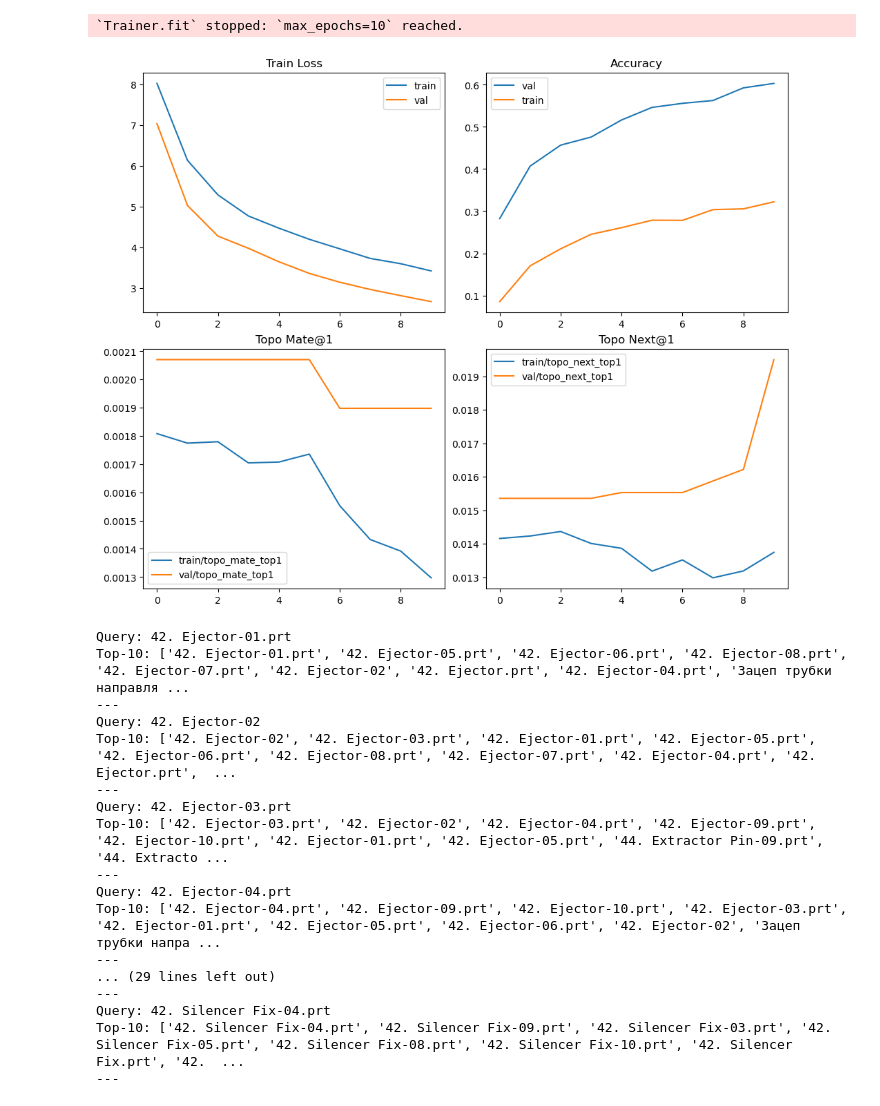
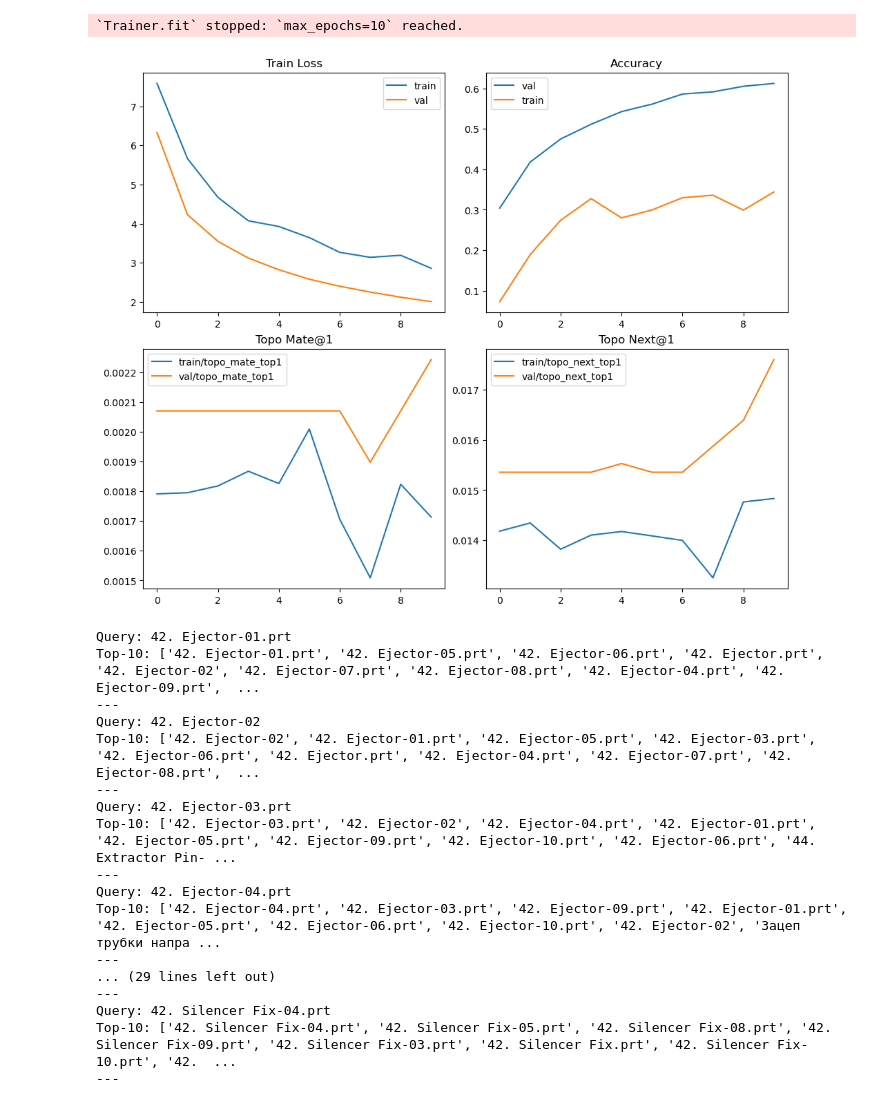
Before and after one commit to SergeyKrasnoslobodtsev/Fusion-3D-CNN, a Jupyter notebook: notebooks/ssl_graph_brep_train.ipynb, the cells around one changed output. Drawn from its saved outputs; the diff is of its cells as text; code cells hidden in the pictures.

```diff
--- a/notebooks/ssl_graph_brep_train.ipynb
+++ b/notebooks/ssl_graph_brep_train.ipynb
@@ -133,15 +133,15 @@ d:\dev\.miniconda\envs\brepnet\Lib\site-packages\pytorch_lightning\loops\fit_loo
 # %%
 from src.modeling.ssl_graph_brep import plots
 
-metrics_csv = REPORTS_DIR / "ssl_brep" / "version_35" / "metrics.csv"
+metrics_csv = REPORTS_DIR / "ssl_brep" / "version_36" / "metrics.csv"
 
 plots.plot_training_curves(metrics_csv)
 # %% [output]
-[figure, old version]
+[figure, new version]
 # %%
 from src.modeling.ssl_graph_brep.inference import extract_embeddings, topk_similar, search_by_name
 
-ckpt = MODELS_DIR / "ssl_brep" / "ssl-brep-epoch=09-val_infoNCE_acc=0.820.ckpt"
+ckpt = MODELS_DIR / "ssl_brep" / "ssl-brep-epoch=09-val_infoNCE_acc=0.612.ckpt"
 # BREPNET_NPZ_DIR = PROCESSED_DATA_DIR / "test" / "features" / "42. Ejector"
 data_dir = Path(BREPNET_NPZ_DIR)
 ids, E = extract_embeddings(ckpt, data_dir)
@@ -153,21 +153,21 @@ for i, nn_idx in enumerate(topk_idx[:15]):
     print("---")
 # %% [output]
 Query: 42. Ejector-01.prt
-Top-10: ['42. Ejector-01.prt', '42. Ejector-05.prt', '42. Ejector-06.prt', '42. Ejector-08.prt', '42. Ejector-07.prt', '42. Ejector-02', '42. Ejector.prt', '42. Ejector-04.prt', 'Зацеп трубки направля ...
+Top-10: ['42. Ejector-01.prt', '42. Ejector-05.prt', '42. Ejector-06.prt', '42. Ejector.prt', '42. Ejector-02', '42. Ejector-07.prt', '42. Ejector-08.prt', '42. Ejector-04.prt', '42. Ejector-09.prt',  ...
 ---
 Query: 42. Ejector-02
-Top-10: ['42. Ejector-02', '42. Ejector-03.prt', '42. Ejector-01.prt', '42. Ejector-05.prt', '42. Ejector-06.prt', '42. Ejector-08.prt', '42. Ejector-07.prt', '42. Ejector-04.prt', '42. Ejector.prt',  ...
+Top-10: ['42. Ejector-02', '42. Ejector-01.prt', '42. Ejector-05.prt', '42. Ejector-03.prt', '42. Ejector-06.prt', '42. Ejector.prt', '42. Ejector-04.prt', '42. Ejector-07.prt', '42. Ejector-08.prt',  ...
 ---
 Query: 42. Ejector-03.prt
-Top-10: ['42. Ejector-03.prt', '42. Ejector-02', '42. Ejector-04.prt', '42. Ejector-09.prt', '42. Ejector-10.prt', '42. Ejector-01.prt', '42. Ejector-05.prt', '44. Extractor Pin-09.prt', '44. Extracto ...
+Top-10: ['42. Ejector-03.prt', '42. Ejector-02', '42. Ejector-04.prt', '42. Ejector-01.prt', '42. Ejector-05.prt', '42. Ejector-09.prt', '42. Ejector-10.prt', '42. Ejector-06.prt', '44. Extractor Pin- ...
 ---
 Query: 42. Ejector-04.prt
-Top-10: ['42. Ejector-04.prt', '42. Ejector-09.prt', '42. Ejector-10.prt', '42. Ejector-03.prt', '42. Ejector-01.prt', '42. Ejector-05.prt', '42. Ejector-06.prt', '42. Ejector-02', 'Зацеп трубки напра ...
+Top-10: ['42. Ejector-04.prt', '42. Ejector-03.prt', '42. Ejector-09.prt', '42. Ejector-01.prt', '42. Ejector-05.prt', '42. Ejector-06.prt', '42. Ejector-10.prt', '42. Ejector-02', 'Зацеп трубки напра ...
 ---
 ... (29 lines left out)
 ---
 Query: 42. Silencer Fix-04.prt
-Top-10: ['42. Silencer Fix-04.prt', '42. Silencer Fix-09.prt', '42. Silencer Fix-03.prt', '42. Silencer Fix-05.prt', '42. Silencer Fix-08.prt', '42. Silencer Fix-10.prt', '42. Silencer Fix.prt', '42.  ...
+Top-10: ['42. Silencer Fix-04.prt', '42. Silencer Fix-05.prt', '42. Silencer Fix-08.prt', '42. Silencer Fix-09.prt', '42. Silencer Fix-03.prt', '42. Silencer Fix.prt', '42. Silencer Fix-10.prt', '42.  ...
 ---
 # %%
 # BREPNET_NPZ_DIR = PROCESSED_DATA_DIR / "test" / "features" / "Затвор"
```
Also changed, not shown: parts of 3 cells of this notebook, 12 other files.
